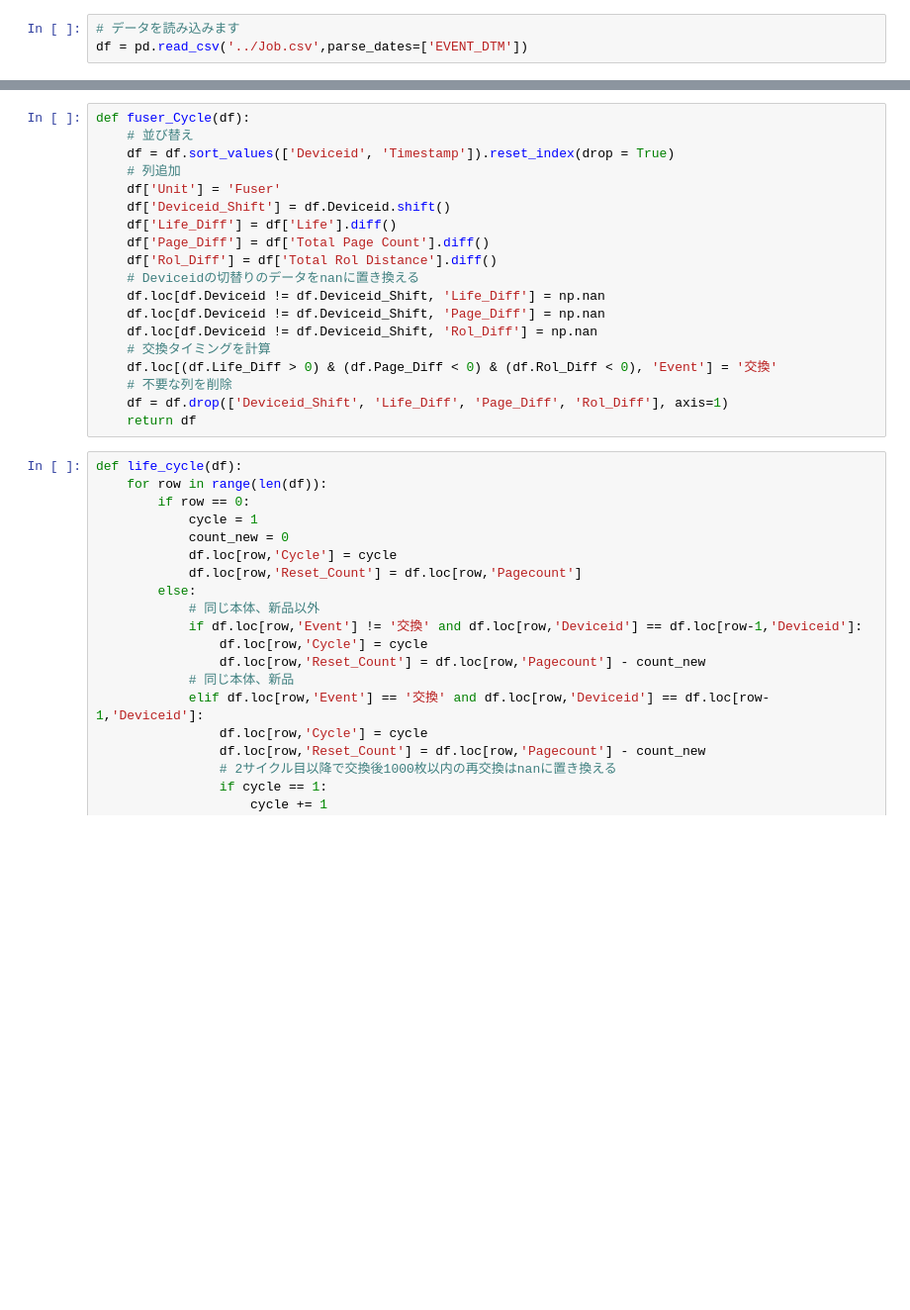
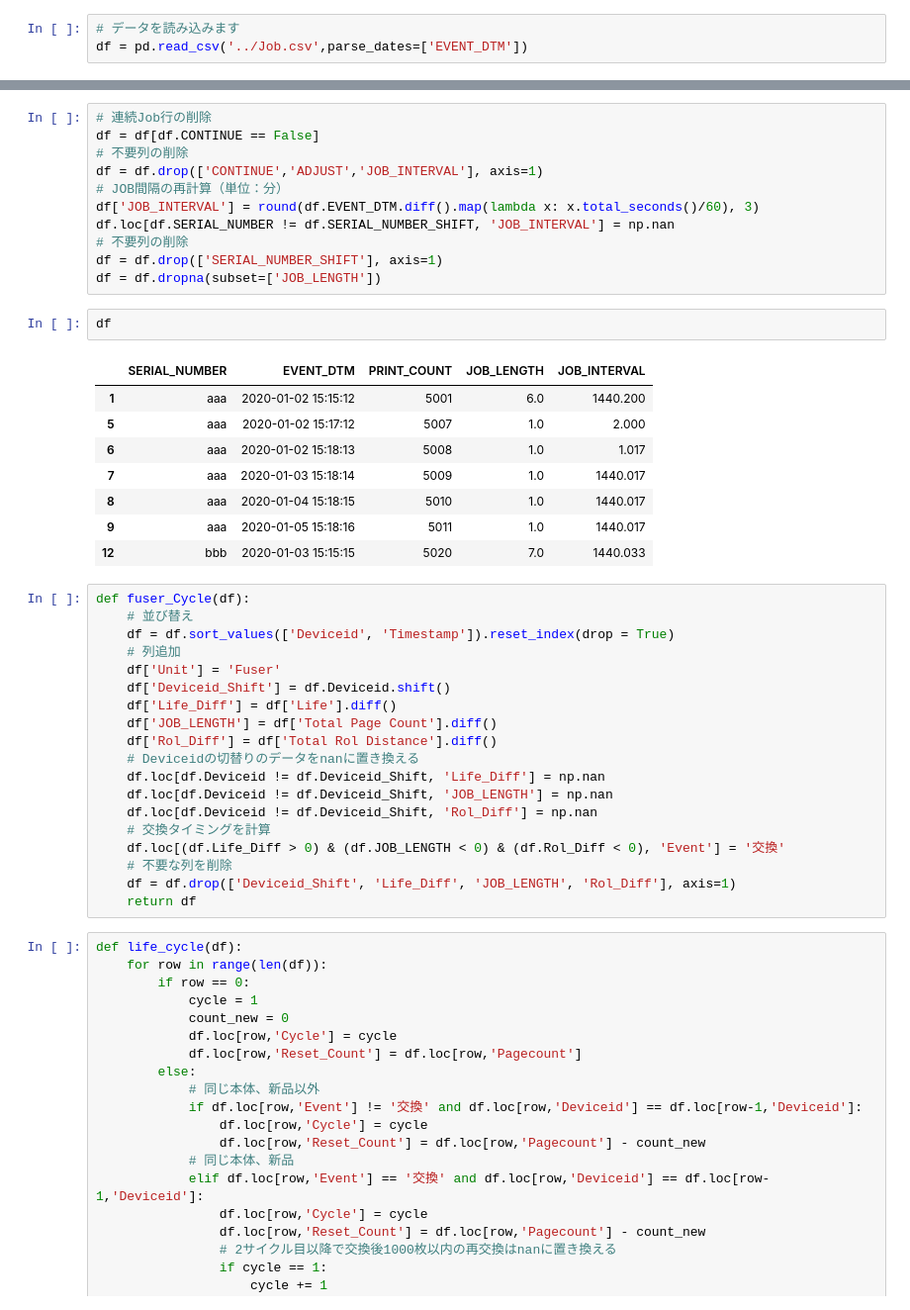
Before and after one commit to baronnavy/sample, a Jupyter notebook: sample.ipynb, the cells around one changed output, grey strips where cells are left out. Shown at 99% size. Drawn from its saved outputs; the diff is of its cells as text; blank space fills up the shorter version.

```diff
--- a/sample.ipynb
+++ b/sample.ipynb
@@ -60,3 +76,25 @@ df
+# %%
+# 連続Job行の削除
+df = df[df.CONTINUE == False]
+# 不要列の削除
+df = df.drop(['CONTINUE','ADJUST','JOB_INTERVAL'], axis=1)
+# JOB間隔の再計算（単位：分）
+df['JOB_INTERVAL'] = round(df.EVENT_DTM.diff().map(lambda x: x.total_seconds()/60), 3)
+df.loc[df.SERIAL_NUMBER != df.SERIAL_NUMBER_SHIFT, 'JOB_INTERVAL'] = np.nan
+# 不要列の削除
+df = df.drop(['SERIAL_NUMBER_SHIFT'], axis=1)
+df = df.dropna(subset=['JOB_LENGTH'])
+# %%
+df
+# %% [output]
+|  | SERIAL_NUMBER | EVENT_DTM | PRINT_COUNT | JOB_LENGTH | JOB_INTERVAL |
+| 1 | aaa | 2020-01-02 15:15:12 | 5001 | 6.0 | 1440.200 |
+| 5 | aaa | 2020-01-02 15:17:12 | 5007 | 1.0 | 2.000 |
+| 6 | aaa | 2020-01-02 15:18:13 | 5008 | 1.0 | 1.017 |
+| 7 | aaa | 2020-01-03 15:18:14 | 5009 | 1.0 | 1440.017 |
+| 8 | aaa | 2020-01-04 15:18:15 | 5010 | 1.0 | 1440.017 |
+| 9 | aaa | 2020-01-05 15:18:16 | 5011 | 1.0 | 1440.017 |
+| 12 | bbb | 2020-01-03 15:15:15 | 5020 | 7.0 | 1440.033 |
 # %%
 def fuser_Cycle(df):
     # 並び替え
@@ -65,16 +103,16 @@ def fuser_Cycle(df):
     df['Unit'] = 'Fuser'
     df['Deviceid_Shift'] = df.Deviceid.shift()
     df['Life_Diff'] = df['Life'].diff()
-    df['Page_Diff'] = df['Total Page Count'].diff()
+    df['JOB_LENGTH'] = df['Total Page Count'].diff()
     df['Rol_Diff'] = df['Total Rol Distance'].diff()
     # Deviceidの切替りのデータをnanに置き換える
     df.loc[df.Deviceid != df.Deviceid_Shift, 'Life_Diff'] = np.nan
-    df.loc[df.Deviceid != df.Deviceid_Shift, 'Page_Diff'] = np.nan
+    df.loc[df.Deviceid != df.Deviceid_Shift, 'JOB_LENGTH'] = np.nan
     df.loc[df.Deviceid != df.Deviceid_Shift, 'Rol_Diff'] = np.nan
     # 交換タイミングを計算
-    df.loc[(df.Life_Diff > 0) & (df.Page_Diff < 0) & (df.Rol_Diff < 0), 'Event'] = '交換'
+    df.loc[(df.Life_Diff > 0) & (df.JOB_LENGTH < 0) & (df.Rol_Diff < 0), 'Event'] = '交換'
     # 不要な列を削除
-    df = df.drop(['Deviceid_Shift', 'Life_Diff', 'Page_Diff', 'Rol_Diff'], axis=1)
+    df = df.drop(['Deviceid_Shift', 'Life_Diff', 'JOB_LENGTH', 'Rol_Diff'], axis=1)
     return df
 # %%
 def life_cycle(df):
```
Also changed, not shown: parts of 7 cells of this notebook.
